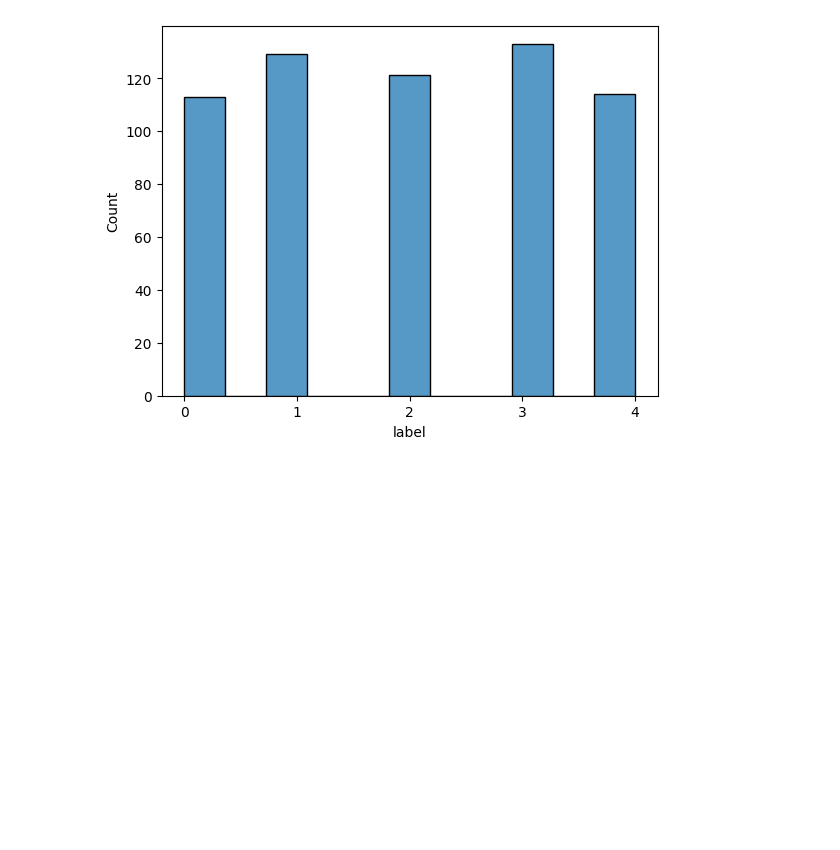
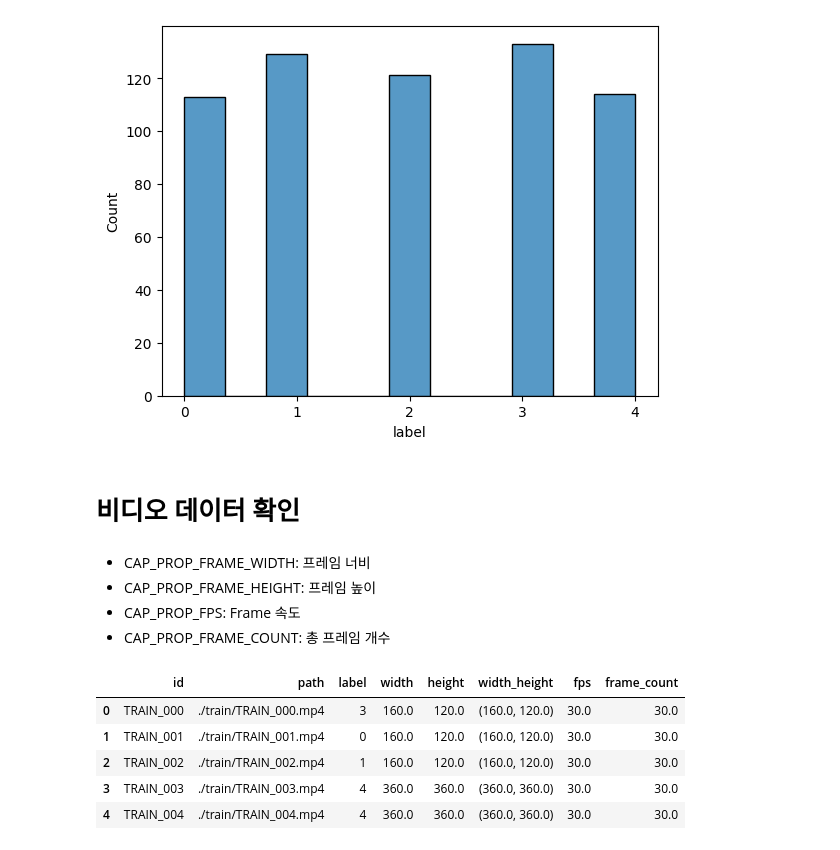
Before and after one commit to updaun/TVControlHandGestureRecognition, a Jupyter notebook: examples/EDA/eda.ipynb, the cells around one changed output. Saved outputs shown, nothing was run; the diff lists cells and outputs as text; code cells hidden in the pictures; blank space fills up the shorter version.

```diff
--- a/examples/EDA/eda.ipynb
+++ b/examples/EDA/eda.ipynb
@@ -49,3 +49,5 @@ plt.xticks([i for i in range(5)])
 plt.show()
 # %% [output]
 [figure]
+# %% [markdown]
+# 비디오 데이터 확인
@@ -51,0 +58,5 @@ plt.show()
+# %% [markdown]
+- CAP_PROP_FRAME_WIDTH: 프레임 너비
+- CAP_PROP_FRAME_HEIGHT: 프레임 높이
+- CAP_PROP_FPS: Frame 속도
+- CAP_PROP_FRAME_COUNT: 총 프레임 개수
@@ -51,0 +83,9 @@ plt.show()
+# %%
+video_df.head()
+# %% [output]
+|  | id | path | label | width | height | width_height | fps | frame_count |
+| 0 | TRAIN_000 | ./train/TRAIN_000.mp4 | 3 | 160.0 | 120.0 | (160.0, 120.0) | 30.0 | 30.0 |
+| 1 | TRAIN_001 | ./train/TRAIN_001.mp4 | 0 | 160.0 | 120.0 | (160.0, 120.0) | 30.0 | 30.0 |
+| 2 | TRAIN_002 | ./train/TRAIN_002.mp4 | 1 | 160.0 | 120.0 | (160.0, 120.0) | 30.0 | 30.0 |
+| 3 | TRAIN_003 | ./train/TRAIN_003.mp4 | 4 | 360.0 | 360.0 | (360.0, 360.0) | 30.0 | 30.0 |
+| 4 | TRAIN_004 | ./train/TRAIN_004.mp4 | 4 | 360.0 | 360.0 | (360.0, 360.0) | 30.0 | 30.0 |
```
Also changed, not shown: parts of 9 cells of this notebook, 1 other file.
